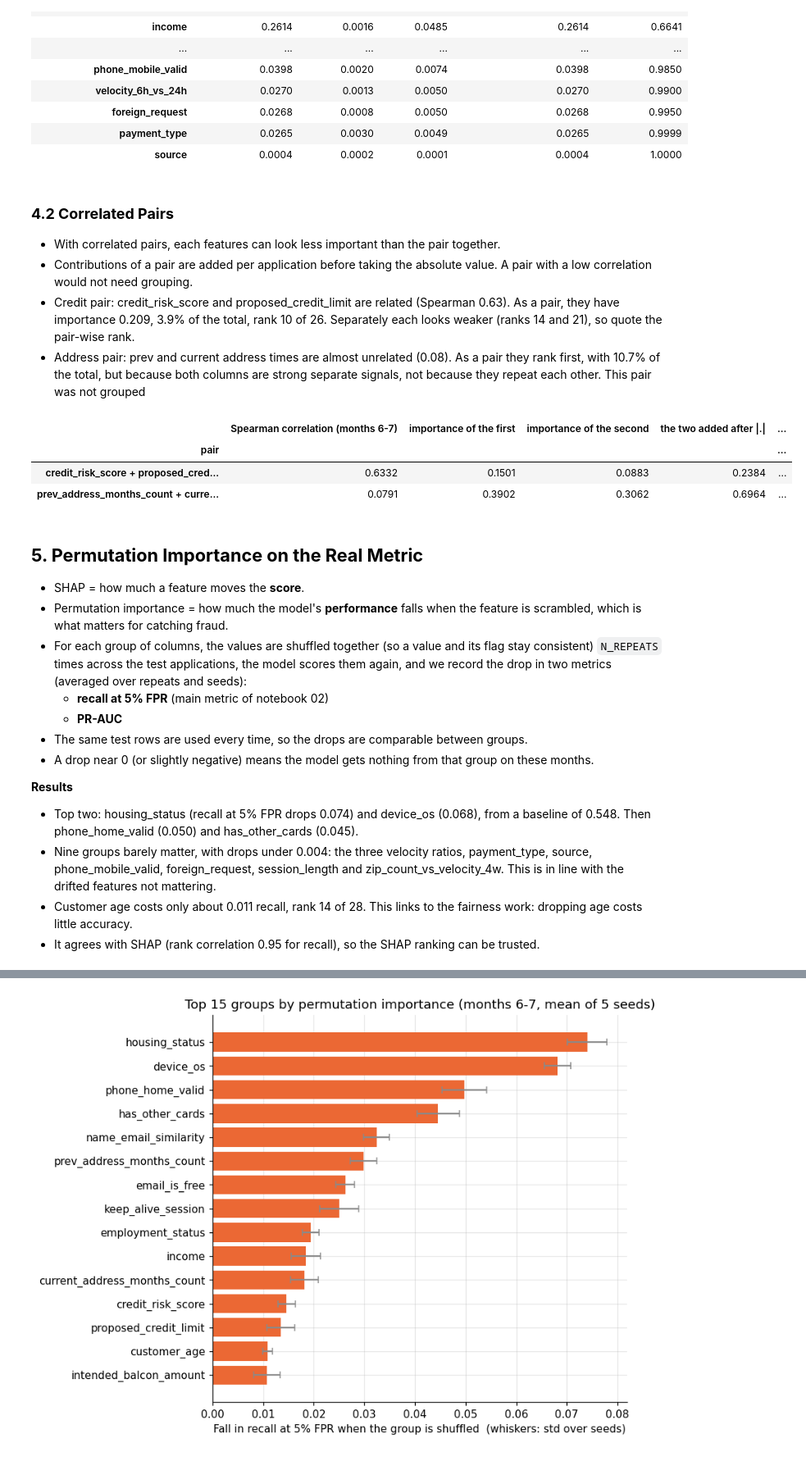
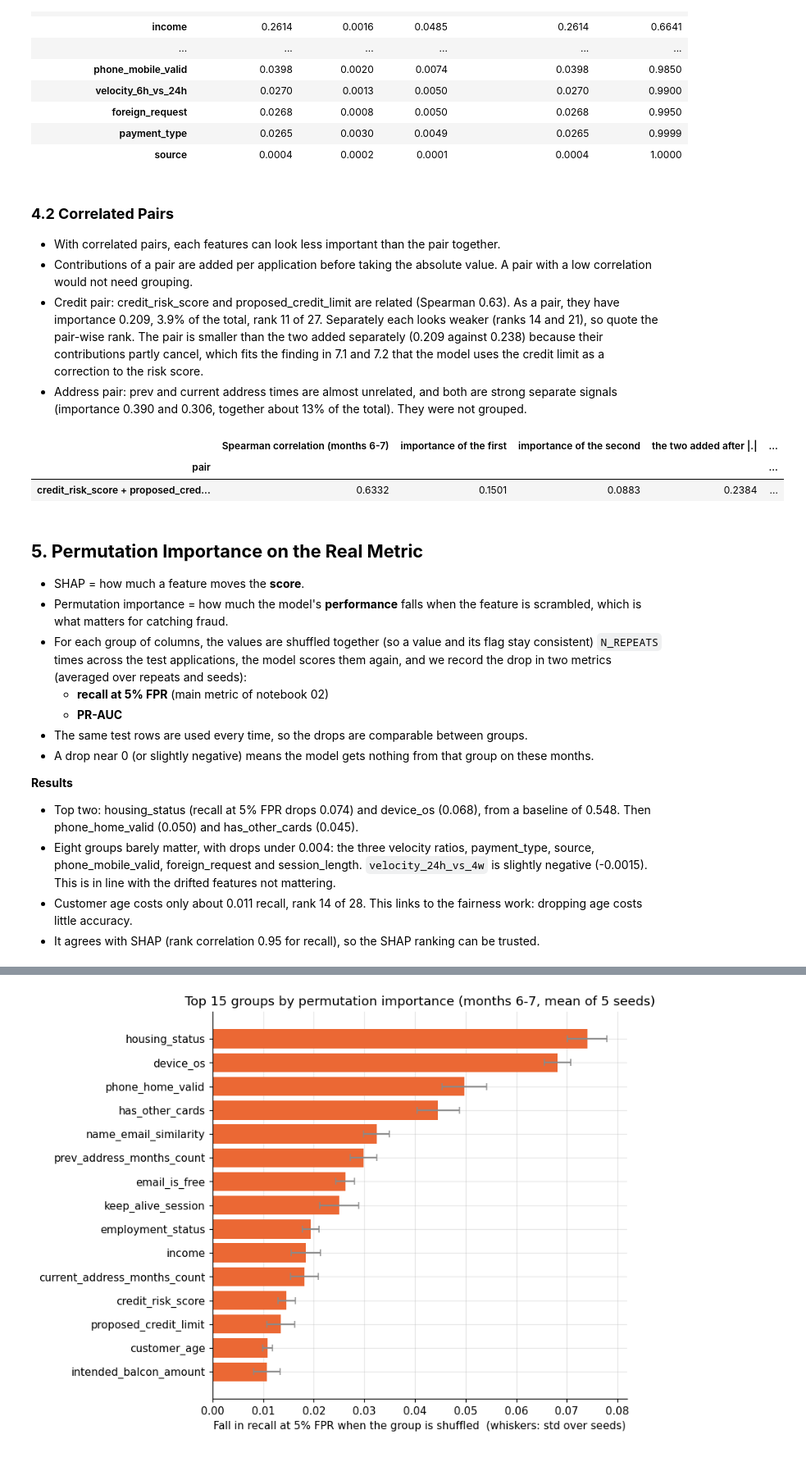
Before and after one commit to ErinaTjin/bt4012_grp10, a Jupyter notebook: notebooks/05_interpretability.ipynb, the cells around one changed output, grey strips where cells are left out. Shown at 82% size. Cells and saved outputs as stored; diff of their text form; code cells hidden in the pictures.

```diff
--- a/notebooks/05_interpretability.ipynb
+++ b/notebooks/05_interpretability.ipynb
@@ -427,33 +431,32 @@ Groups with a missing flag: ['prev_address_months_count', 'current_address_month
 ### **4.2 Correlated Pairs**
 - With correlated pairs, each features can look less important than the pair together.
 - Contributions of a pair are added per application before taking the absolute value. A pair with a low correlation would not need grouping.
-- Credit pair: credit_risk_score and proposed_credit_limit are related (Spearman 0.63). As a pair, they have importance 0.209, 3.9% of the total, rank 10 of 26. Separately each looks weaker (ranks 14 and 21), so quote the pair-wise rank.
-- Address pair: prev and current address times are almost unrelated (0.08). As a pair they rank first, with 10.7% of the total, but because both columns are strong separate signals, not because they repeat each other. This pair was not grouped
+- Credit pair: credit_risk_score and proposed_credit_limit are related (Spearman 0.63). As a pair, they have importance 0.209, 3.9% of the total, rank 11 of 27. Separately each looks weaker (ranks 14 and 21), so quote the pair-wise rank. The pair is smaller than the two added separately (0.209 against 0.238) because their contributions partly cancel, which fits the finding in 7.1 and 7.2 that the model uses the credit limit as a correction to the risk score.
+- Address pair: prev and current address times are almost unrelated, and both are strong separate signals (importance 0.390 and 0.306, together about 13% of the total). They were not grouped.
 # %%
 PAIRS = [('credit_risk_score', 'proposed_credit_limit')]
 merged_importance = grouped_importance[MEAN].copy()
 rows = []
 for first, second in PAIRS:
     i, j = GROUP_NAMES.index(first), GROUP_NAMES.index(second)
     pair_importance = np.mean([np.abs(grouped_shap[seed][:, i] + grouped_shap[seed][:, j]).mean() * A[seed] for seed in SEEDS])
     merged_importance = merged_importance.drop([first, second])
     merged_importance[f'{first} + {second}'] = pair_importance
     rows.append({'pair': f'{first} + {second}',
                  'Spearman correlation (months 6-7)': X_test[first].corr(X_test[second], method='spearman'),
                  'importance of the first': grouped_importance.loc[first, MEAN],
                  'importance of the second': grouped_importance.loc[second, MEAN],
                  'the two added after |.|': grouped_importance.loc[first, MEAN] + grouped_importance.loc[second, MEAN],
                  'the pair added before |.|': pair_importance,
                  'share of total importance': pair_importance / grouped_importance[MEAN].sum()})
 pair_table = pd.DataFrame(rows).set_index('pair')
 ranks_with_pairs = merged_importance.rank(ascending=False).astype(int)
-pair_table['rank as a pair (of 27)'] = [ranks_with_pairs[name] for name in pair_table.index]
+pair_table['rank as a pair'] = [ranks_with_pairs[name] for name in pair_table.index]
 pair_table.round(4)
 # %% [output]
 |  | Spearman correlation (months 6-7) | importance of the first | importance of the second | the two added after |.| | ... |
 | pair |  |  |  |  | ... |
 | credit_risk_score + proposed_cred... | 0.6332 | 0.1501 | 0.0883 | 0.2384 | ... |
-| prev_address_months_count + curre... | 0.0791 | 0.3902 | 0.3062 | 0.6964 | ... |
 # %% [markdown]
 ## **5. Permutation Importance on the Real Metric**
 - SHAP = how much a feature moves the **score**.
@@ -466,7 +469,7 @@ pair_table.round(4)
 
 **Results**
 - Top two: housing_status (recall at 5% FPR drops 0.074) and device_os (0.068), from a baseline of 0.548. Then phone_home_valid (0.050) and has_other_cards (0.045).
-- Nine groups barely matter, with drops under 0.004: the three velocity ratios, payment_type, source, phone_mobile_valid, foreign_request, session_length and zip_count_vs_velocity_4w. This is in line with the drifted features not mattering.
+- Eight groups barely matter, with drops under 0.004: the three velocity ratios, payment_type, source, phone_mobile_valid, foreign_request and session_length. `velocity_24h_vs_4w` is slightly negative (-0.0015). This is in line with the drifted features not mattering.
 - Customer age costs only about 0.011 recall, rank 14 of 28. This links to the fairness work: dropping age costs little accuracy.
 - It agrees with SHAP (rank correlation 0.95 for recall), so the SHAP ranking can be trusted.
 # %%
```
Also changed, not shown: parts of 35 cells of this notebook, 2 other files.
